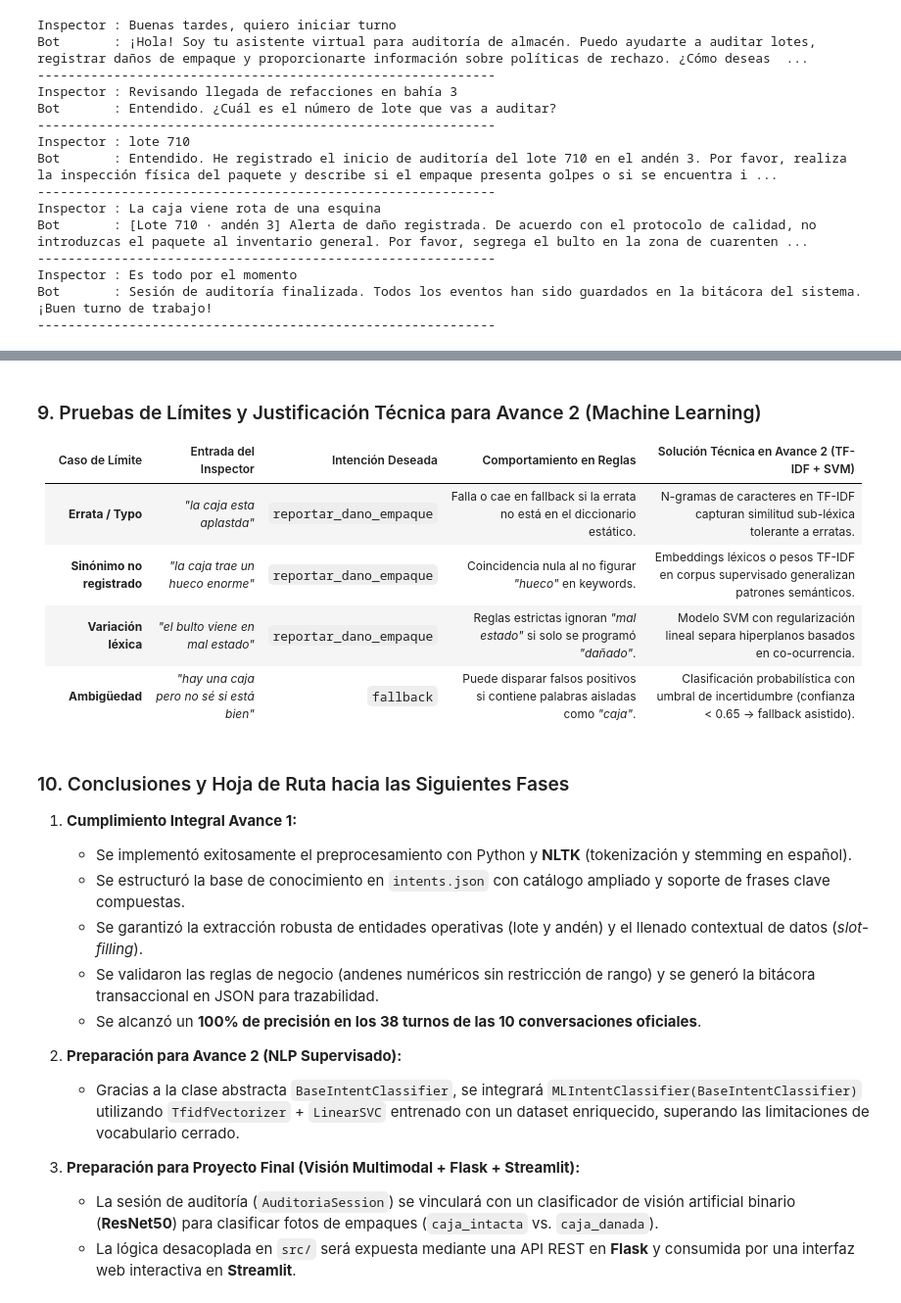
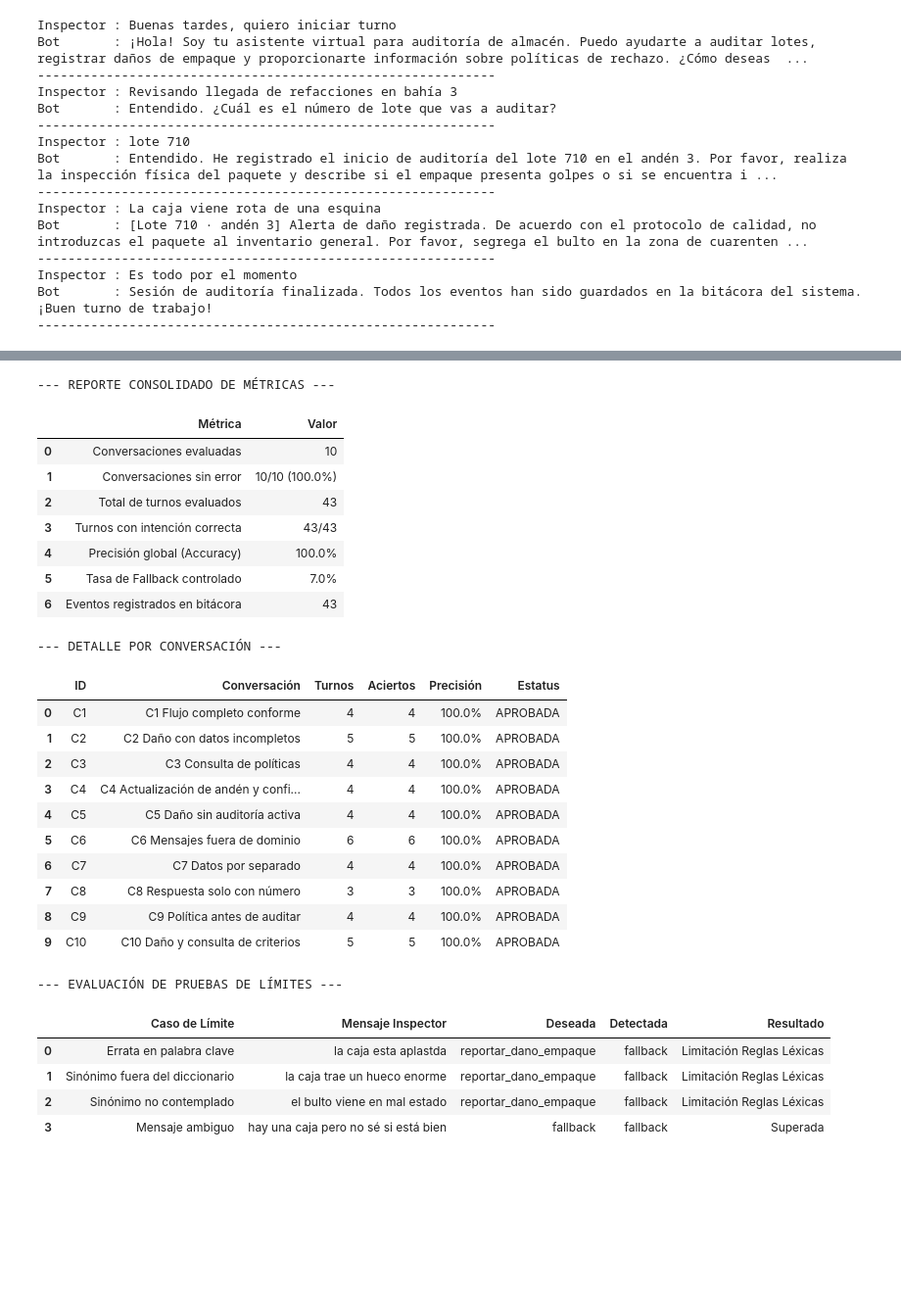
Before and after one commit to melissahidalgor/Asistente_Auditoria-Almacen, a Jupyter notebook: Avance1_Auditoria_Almacen.ipynb, the cells around one changed output, grey strips where cells are left out. Shown at 98% size. Saved outputs shown, nothing was run; the diff lists cells and outputs as text; code cells hidden in the pictures; blank space fills up the shorter version.

Commit message:
Batería de pruebas

```diff
--- a/Avance1_Auditoria_Almacen.ipynb
+++ b/Avance1_Auditoria_Almacen.ipynb
@@ -175,7 +175,8 @@ Ejecución de las 10 conversaciones definidas en el documento MHTML (38 turnos e
 # %%
 from tests.run_tests import ejecutar_evaluacion
 
-metricas = ejecutar_evaluacion(verbose=True)
+# Ejecuta la batería de pruebas cargando data/test_conversaciones.json
+resultados = ejecutar_evaluacion(verbose=True)
 # %% [output]
 ================================================================================
  BATERÍA DE PRUEBAS FUNCIONALES - ASISTENTE DE AUDITORÍA DE ALMACÉN
@@ -194,28 +195,41 @@ Resultado: Deseada=fallback | Detectada=fallback -> [OK] Superada
 
 Bitácora transaccional exportada en: data/bitacora_pruebas.json (43 registros)
 ================================================================================
-# %% [markdown]
-### 9. Pruebas de Límites y Justificación Técnica para Avance 2 (Machine Learning)
-
-| Caso de Límite | Entrada del Inspector | Intención Deseada | Comportamiento en Reglas | Solución Técnica en Avance 2 (TF-IDF + SVM) |
-| :--- | :--- | :--- | :--- | :--- |
-| **Errata / Typo** | *"la caja esta aplastda"* | `reportar_dano_empaque` | Falla o cae en fallback si la errata no está en el diccionario estático. | N-gramas de caracteres en TF-IDF capturan similitud sub-léxica tolerante a erratas. |
-| **Sinónimo no registrado** | *"la caja trae un hueco enorme"* | `reportar_dano_empaque` | Coincidencia nula al no figurar *"hueco"* en keywords. | Embeddings léxicos o pesos TF-IDF en corpus supervisado generalizan patrones semánticos. |
-| **Variación léxica** | *"el bulto viene en mal estado"* | `reportar_dano_empaque` | Reglas estrictas ignoran *"mal estado"* si solo se programó *"dañado"*. | Modelo SVM con regularización lineal separa hiperplanos basados en co-ocurrencia. |
-| **Ambigüedad** | *"hay una caja pero no sé si está bien"* | `fallback` | Puede disparar falsos positivos si contiene palabras aisladas como *"caja"*. | Clasificación probabilística con umbral de incertidumbre (confianza < 0.65 -> fallback asistido). |
-# %% [markdown]
-### 10. Conclusiones y Hoja de Ruta hacia las Siguientes Fases
-
-1. **Cumplimiento Integral Avance 1:**
-   - Se implementó exitosamente el preprocesamiento con Python y **NLTK** (tokenización y stemming en español).
-   - Se estructuró la base de conocimiento en `intents.json` con catálogo ampliado y soporte de frases clave compuestas.
-   - Se garantizó la extracción robusta de entidades operativas (lote y andén) y el llenado contextual de datos (*slot-filling*).
-   - Se validaron las reglas de negocio (andenes numéricos sin restricción de rango) y se generó la bitácora transaccional en JSON para trazabilidad.
-   - Se alcanzó un **100% de precisión en los 38 turnos de las 10 conversaciones oficiales**.
-
-2. **Preparación para Avance 2 (NLP Supervisado):**
-   - Gracias a la clase abstracta `BaseIntentClassifier`, se integrará `MLIntentClassifier(BaseIntentClassifier)` utilizando `TfidfVectorizer` + `LinearSVC` entrenado con un dataset enriquecido, superando las limitaciones de vocabulario cerrado.
-
-3. **Preparación para Proyecto Final (Visión Multimodal + Flask + Streamlit):**
-   - La sesión de auditoría (`AuditoriaSession`) se vinculará con un clasificador de visión artificial binario (**ResNet50**) para clasificar fotos de empaques (`caja_intacta` vs. `caja_danada`).
-   - La lógica desacoplada en `src/` será expuesta mediante una API REST en **Flask** y consumida por una interfaz web interactiva en **Streamlit**.
+# %%
+# Visualiza los DataFrames con el formato de tabla interactiva de Jupyter:
+print("\n--- REPORTE CONSOLIDADO DE MÉTRICAS ---")
+display(resultados["df_metricas"])
+
+print("\n--- DETALLE POR CONVERSACIÓN ---")
+display(resultados["df_detalle"])
+
+print("\n--- EVALUACIÓN DE PRUEBAS DE LÍMITES ---")
+display(resultados["df_limites"])
+# %% [output]
+--- REPORTE CONSOLIDADO DE MÉTRICAS ---
+|  | Métrica | Valor |
+| 0 | Conversaciones evaluadas | 10 |
+| 1 | Conversaciones sin error | 10/10 (100.0%) |
+| 2 | Total de turnos evaluados | 43 |
+| 3 | Turnos con intención correcta | 43/43 |
+| 4 | Precisión global (Accuracy) | 100.0% |
+| 5 | Tasa de Fallback controlado | 7.0% |
+| 6 | Eventos registrados en bitácora | 43 |
+--- DETALLE POR CONVERSACIÓN ---
+|  | ID | Conversación | Turnos | Aciertos | Precisión | Estatus |
+| 0 | C1 | C1 Flujo completo conforme | 4 | 4 | 100.0% | APROBADA |
+| 1 | C2 | C2 Daño con datos incompletos | 5 | 5 | 100.0% | APROBADA |
+| 2 | C3 | C3 Consulta de políticas | 4 | 4 | 100.0% | APROBADA |
+| 3 | C4 | C4 Actualización de andén y confi... | 4 | 4 | 100.0% | APROBADA |
+| 4 | C5 | C5 Daño sin auditoría activa | 4 | 4 | 100.0% | APROBADA |
+| 5 | C6 | C6 Mensajes fuera de dominio | 6 | 6 | 100.0% | APROBADA |
+| 6 | C7 | C7 Datos por separado | 4 | 4 | 100.0% | APROBADA |
+| 7 | C8 | C8 Respuesta solo con número | 3 | 3 | 100.0% | APROBADA |
+| 8 | C9 | C9 Política antes de auditar | 4 | 4 | 100.0% | APROBADA |
+| 9 | C10 | C10 Daño y consulta de criterios | 5 | 5 | 100.0% | APROBADA |
+--- EVALUACIÓN DE PRUEBAS DE LÍMITES ---
+|  | Caso de Límite | Mensaje Inspector | Deseada | Detectada | Resultado |
+| 0 | Errata en palabra clave | la caja esta aplastda | reportar_dano_empaque | fallback | Limitación Reglas Léxicas |
+| 1 | Sinónimo fuera del diccionario | la caja trae un hueco enorme | reportar_dano_empaque | fallback | Limitación Reglas Léxicas |
+| 2 | Sinónimo no contemplado | el bulto viene en mal estado | reportar_dano_empaque | fallback | Limitación Reglas Léxicas |
+| 3 | Mensaje ambiguo | hay una caja pero no sé si está bien | fallback | fallback | Superada |
```
Also changed, not shown: parts of 2 cells of this notebook, 4 other files.
